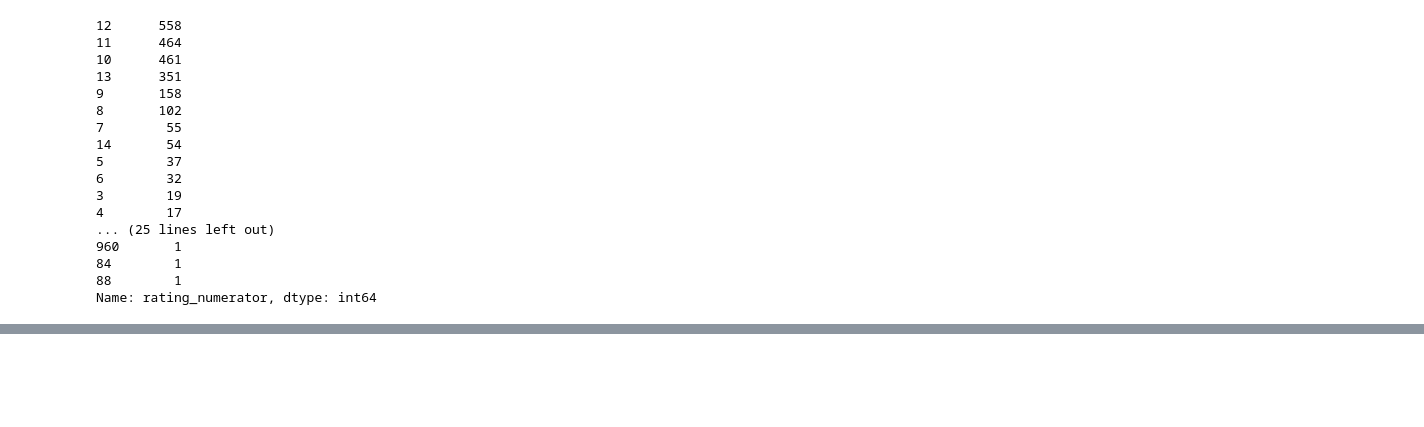
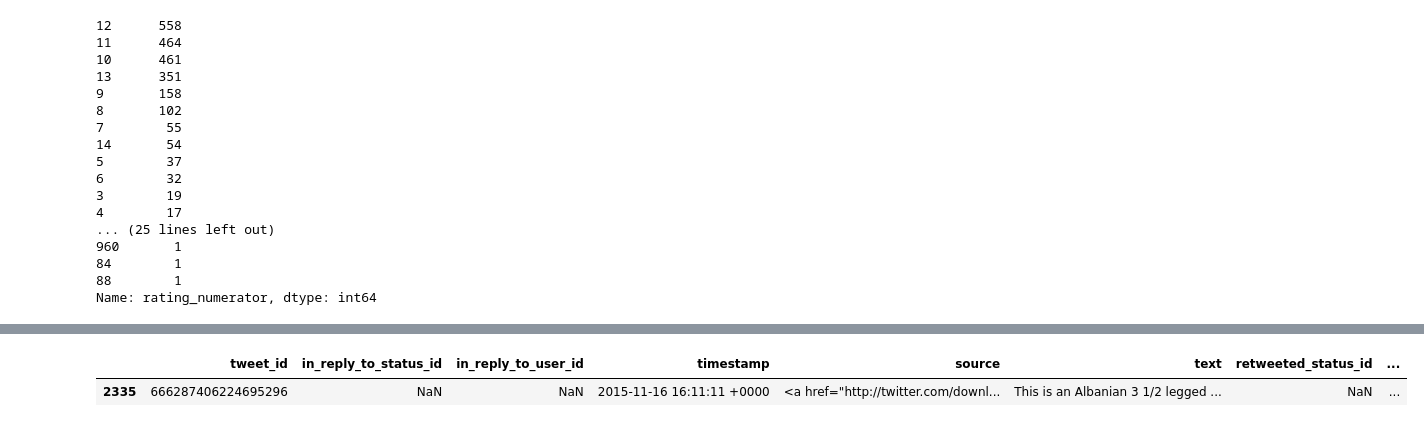
Before and after one commit to PatrickEmmanuel/WeRateDods-Data-Wrangling-Act, a Jupyter notebook: Data-wrangle-act.ipynb, the cells around one changed output, grey strips where cells are left out. Cells and saved outputs as stored; diff of their text form; code cells hidden in the pictures; blank space fills up the shorter version.

```diff
--- a/Data-wrangle-act.ipynb
+++ b/Data-wrangle-act.ipynb
@@ -230,0 +257,6 @@ Name: rating_numerator, dtype: int64
+# %%
+# For further visual assessment
+twitter_enhanced.iloc[[2335]]
+# %% [output]
+|  | tweet_id | in_reply_to_status_id | in_reply_to_user_id | timestamp | source | text | retweeted_status_id | ... |
+| 2335 | 666287406224695296 | NaN | NaN | 2015-11-16 16:11:11 +0000 | <a href="http://twitter.com/downl... | This is an Albanian 3 1/2 legged ... | NaN | ... |
```
Also changed, not shown: parts of 13 cells of this notebook.
